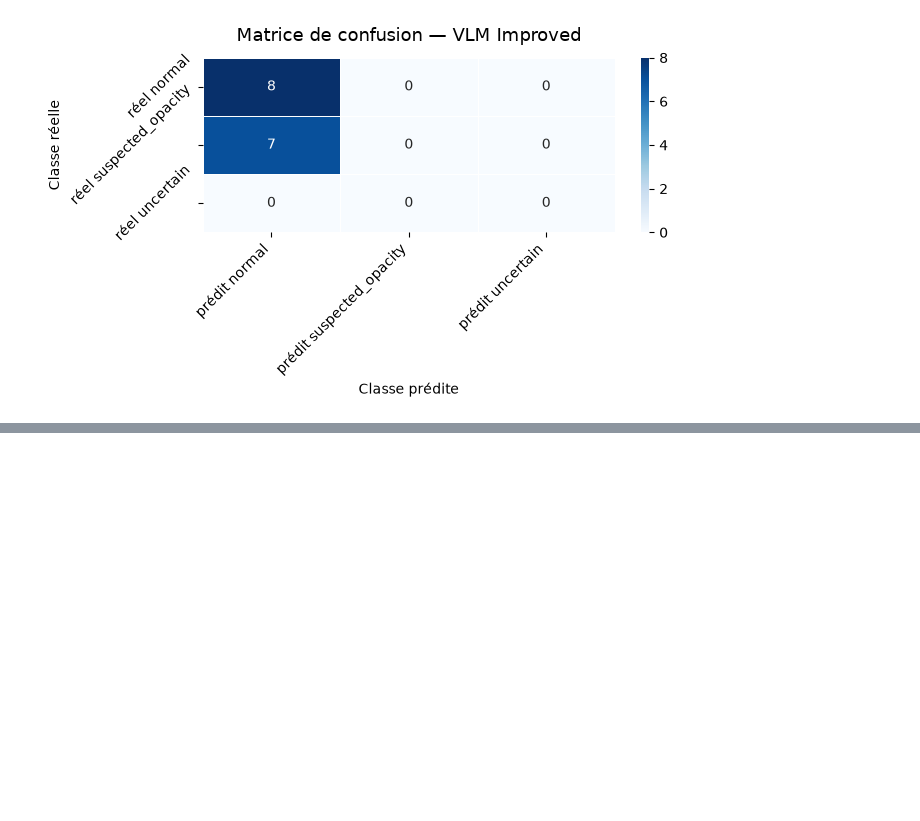
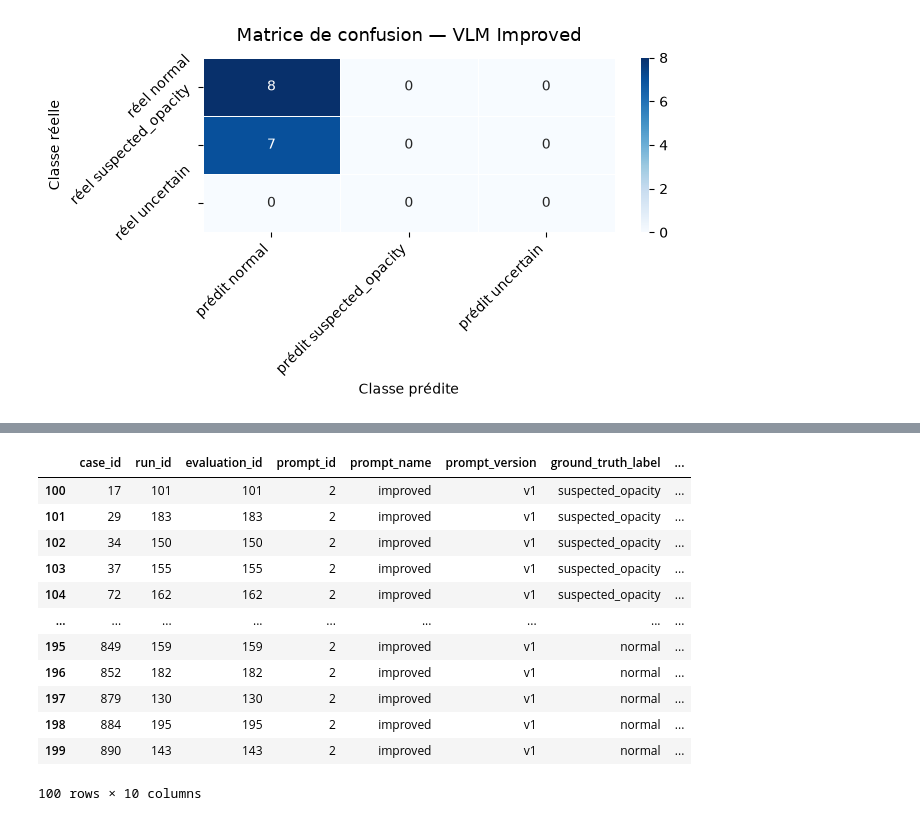
Before and after one commit to imtoatb/Assistant-Radiologique-Virtuel-Intelligent-pour-Radiographies-X, a Jupyter notebook: notebooks/02_prompt_comparison.ipynb, the cells around one changed output, grey strips where cells are left out. Drawn from its saved outputs; the diff is of its cells as text; code cells hidden in the pictures; blank space fills up the shorter version.

```diff
--- a/notebooks/02_prompt_comparison.ipynb
+++ b/notebooks/02_prompt_comparison.ipynb
@@ -124,0 +156,17 @@ Spécificité       : 53.3%
+# %%
+df_version = df[df['prompt_id'] == 2 ]
+df_version
+# %% [output]
+|  | case_id | run_id | evaluation_id | prompt_id | prompt_name | prompt_version | ground_truth_label | ... |
+| 100 | 17 | 101 | 101 | 2 | improved | v1 | suspected_opacity | ... |
+| 101 | 29 | 183 | 183 | 2 | improved | v1 | suspected_opacity | ... |
+| 102 | 34 | 150 | 150 | 2 | improved | v1 | suspected_opacity | ... |
+| 103 | 37 | 155 | 155 | 2 | improved | v1 | suspected_opacity | ... |
+| 104 | 72 | 162 | 162 | 2 | improved | v1 | suspected_opacity | ... |
+| ... | ... | ... | ... | ... | ... | ... | ... | ... |
+| 195 | 849 | 159 | 159 | 2 | improved | v1 | normal | ... |
+| 196 | 852 | 182 | 182 | 2 | improved | v1 | normal | ... |
+| 197 | 879 | 130 | 130 | 2 | improved | v1 | normal | ... |
+| 198 | 884 | 195 | 195 | 2 | improved | v1 | normal | ... |
+| 199 | 890 | 143 | 143 | 2 | improved | v1 | normal | ... |
+100 rows × 10 columns
```
Also changed, not shown: parts of 13 cells of this notebook, 9 other files.
